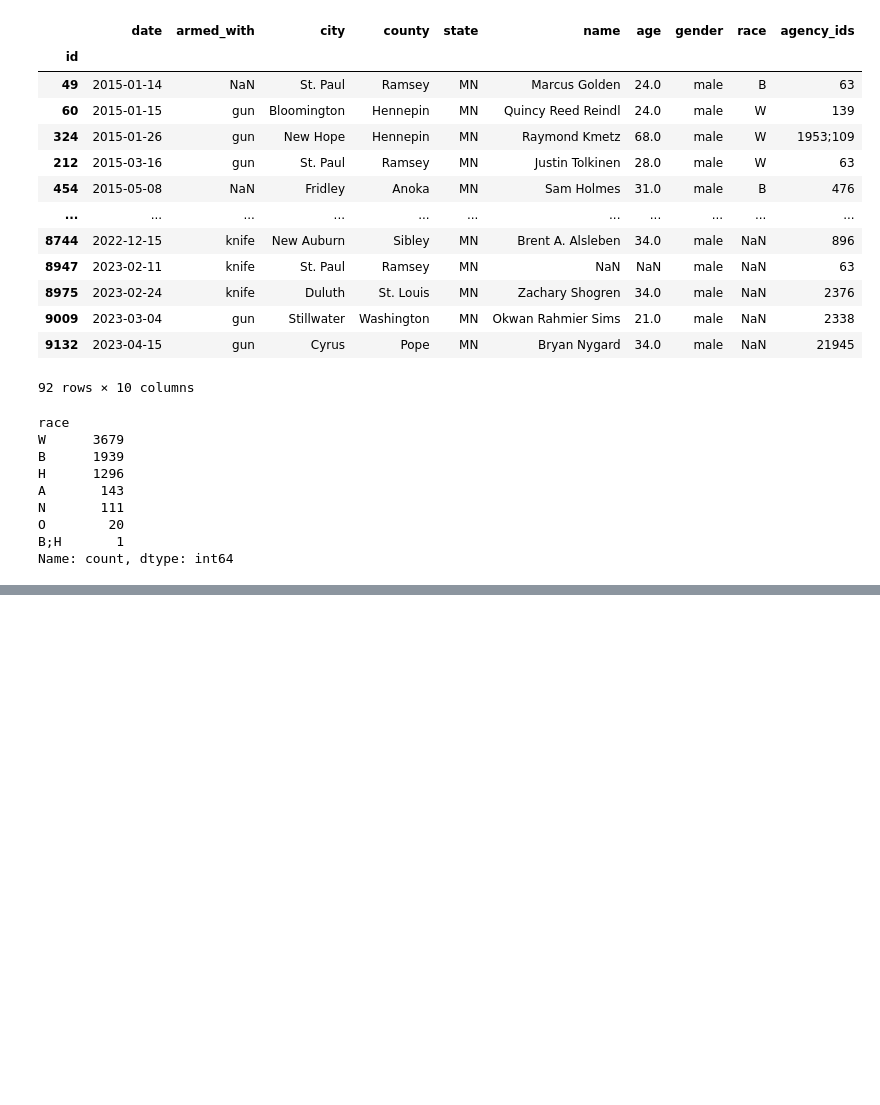
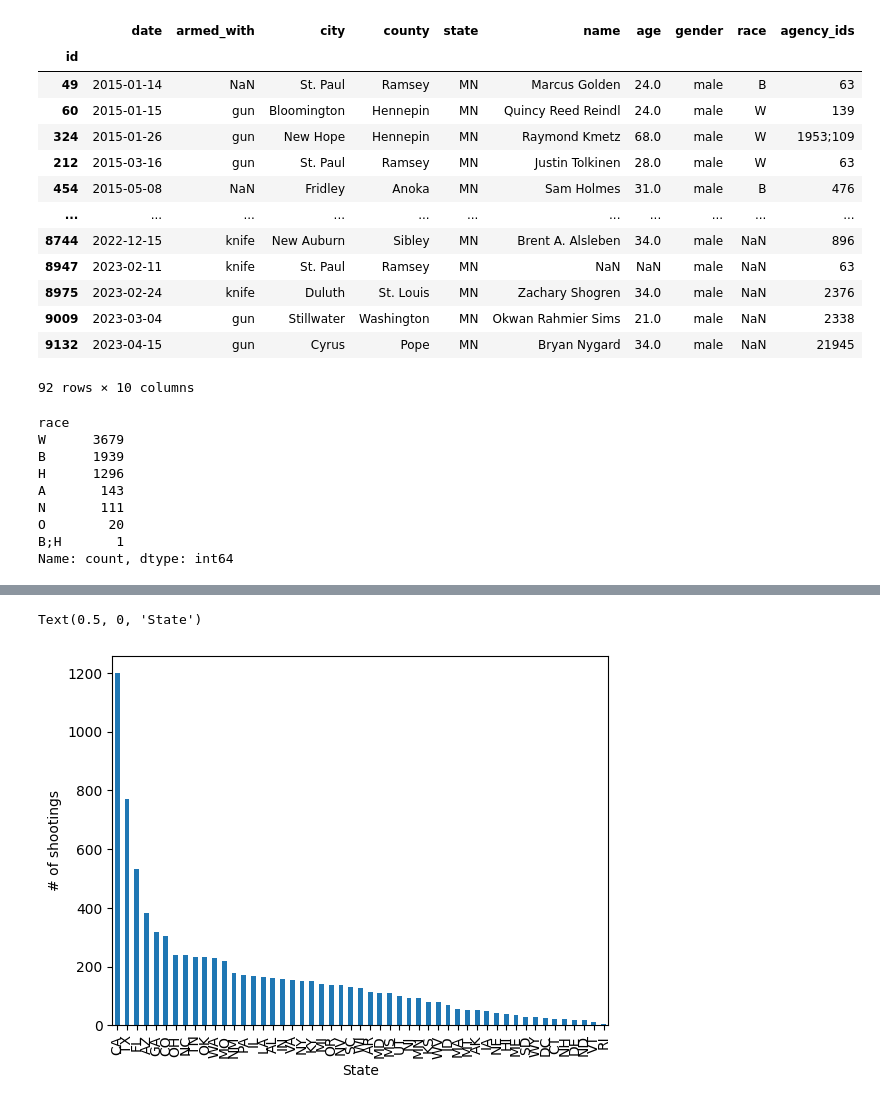
Before and after one commit to esantema/data-police-shootings, a Jupyter notebook: v2/Fatal_Shootings_Final.ipynb, the cells around one changed output, grey strips where cells are left out. Drawn from its saved outputs; the diff is of its cells as text; code cells hidden in the pictures; blank space fills up the shorter version.

```diff
--- a/v2/Fatal_Shootings_Final.ipynb
+++ b/v2/Fatal_Shootings_Final.ipynb
@@ -177,0 +181,4 @@ ValueError: Grouper for 'race' not 1-dimensional
+# %%
+#Task 3, Q5
+state_df = shootings_df['state'].value_counts()
+state_df
@@ -177,0 +213,9 @@ ValueError: Grouper for 'race' not 1-dimensional
+# %%
+#Task 3, Q6B
+
+state_df.plot(kind="bar")
+plt.ylabel("# of shootings")
+plt.xlabel("State")
+# %% [output]
+Text(0.5, 0, 'State')
+[figure, added]
```
Also changed, not shown: parts of 5 cells of this notebook.
